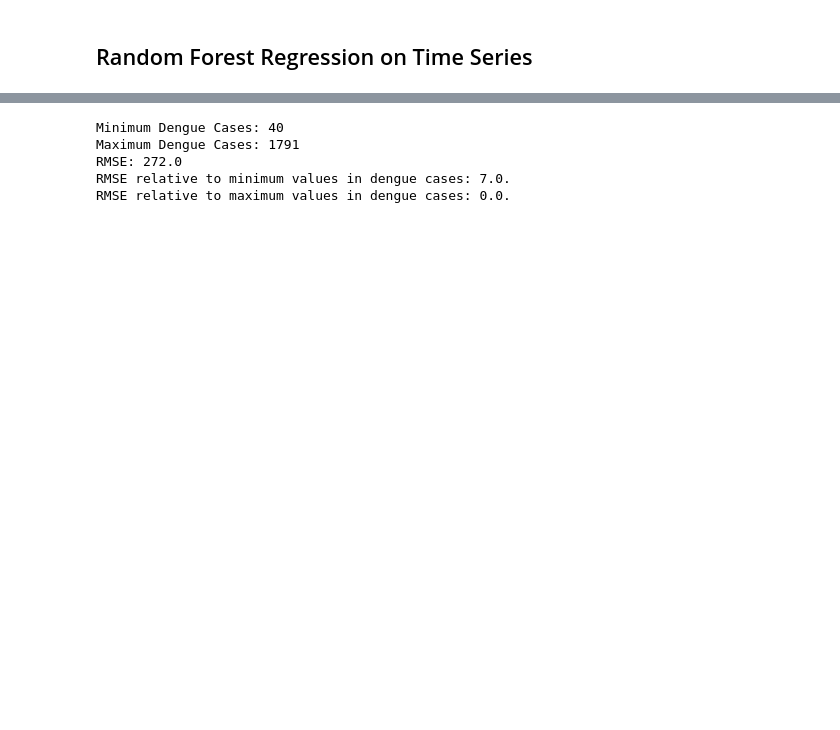
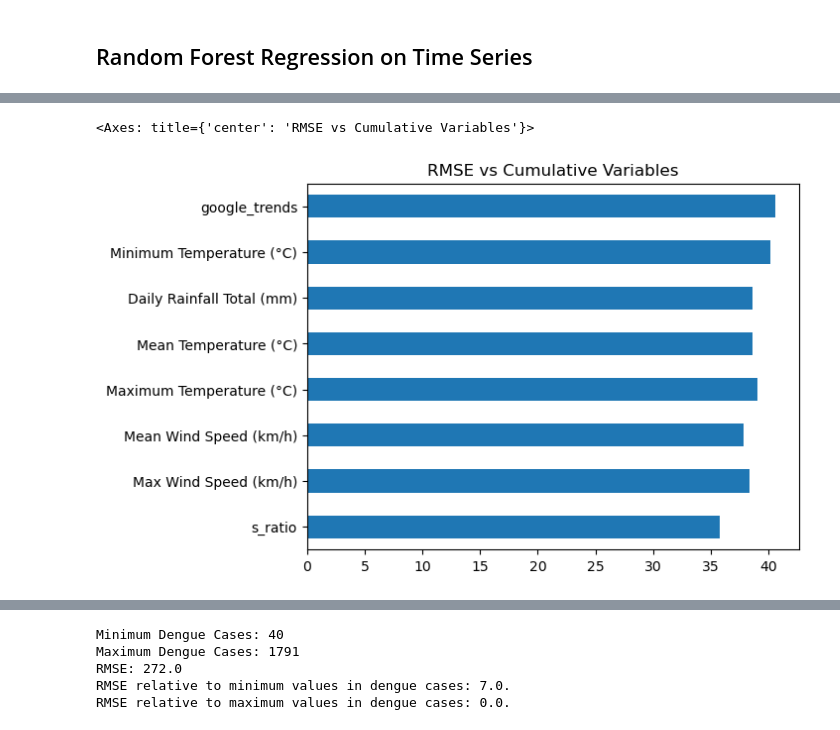
Before and after one commit to sherenaLIM/Predictive-Model-for-Dengue-Forked, a Jupyter notebook: code/prediction_model_RF_yusheng.ipynb, the cells around one changed output, grey strips where cells are left out. Saved outputs shown, nothing was run; the diff lists cells and outputs as text; code cells hidden in the pictures; blank space fills up the shorter version.

```diff
--- a/code/prediction_model_RF_yusheng.ipynb
+++ b/code/prediction_model_RF_yusheng.ipynb
@@ -200,0 +260,27 @@ preds = pd.DataFrame(model.predict(test.drop(columns='dengue_cases')), index=tes
+# %%
+# try adding predictors one by one and see which ones gives better predictive power
+# predictors are arranged in order of what we think predicts best to worse
+vars_to_try = [
+    'google_trends',
+    'Minimum Temperature (°C)', 'Daily Rainfall Total (mm)',
+    'Mean Temperature (°C)', 'Maximum Temperature (°C)',
+    'Mean Wind Speed (km/h)', 'Max Wind Speed (km/h)',
+    's_ratio'
+]
+# %%
+# create empty dictionary
+overall_results = dict()
+
+for i in range(1, len(vars_to_try)+1):
+    # iteratively add on each predictor to test default rf model
+    vars_to_try_full = vars_to_try[:i].copy()
+    vars_to_try_full.append('dengue_cases')
+
+    # fit model and get metrics for selected predictors
+    overall_results[vars_to_try[i-1]] = test_rf_model(data.loc[data.index.year <= 2022, vars_to_try_full],
+                                                      test_year=2022, vars_lag=vars_to_try[:i],
+                                                      num_lag=4, rf_params=rf_params)
+    print(f'Completed model fitting with {i} variables')
+
+# convert metrics into dataframe for easier plotting
+overall_results = (pd.DataFrame.from_dict(overall_results)).T
@@ -200,0 +296,6 @@ preds = pd.DataFrame(model.predict(test.drop(columns='dengue_cases')), index=tes
+# %%
+# plot test RMSE to observe if additional variables improve the RMSE
+overall_results.reindex(overall_results.index[::-1])['rmse_train'].plot(kind='barh', title='RMSE vs Cumulative Variables')
+# %% [output]
+<Axes: title={'center': 'RMSE vs Cumulative Variables'}>
+[figure, added]
```
Also changed, not shown: parts of 32 cells of this notebook, 2 other files.
